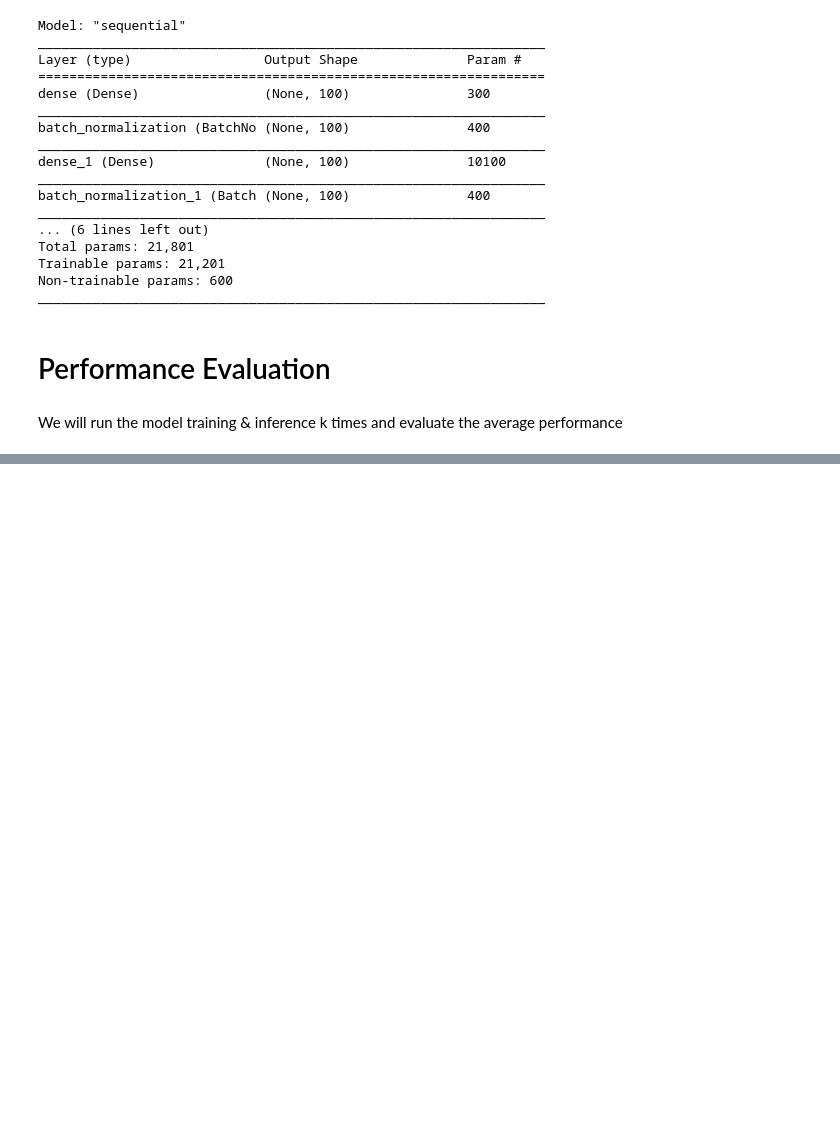
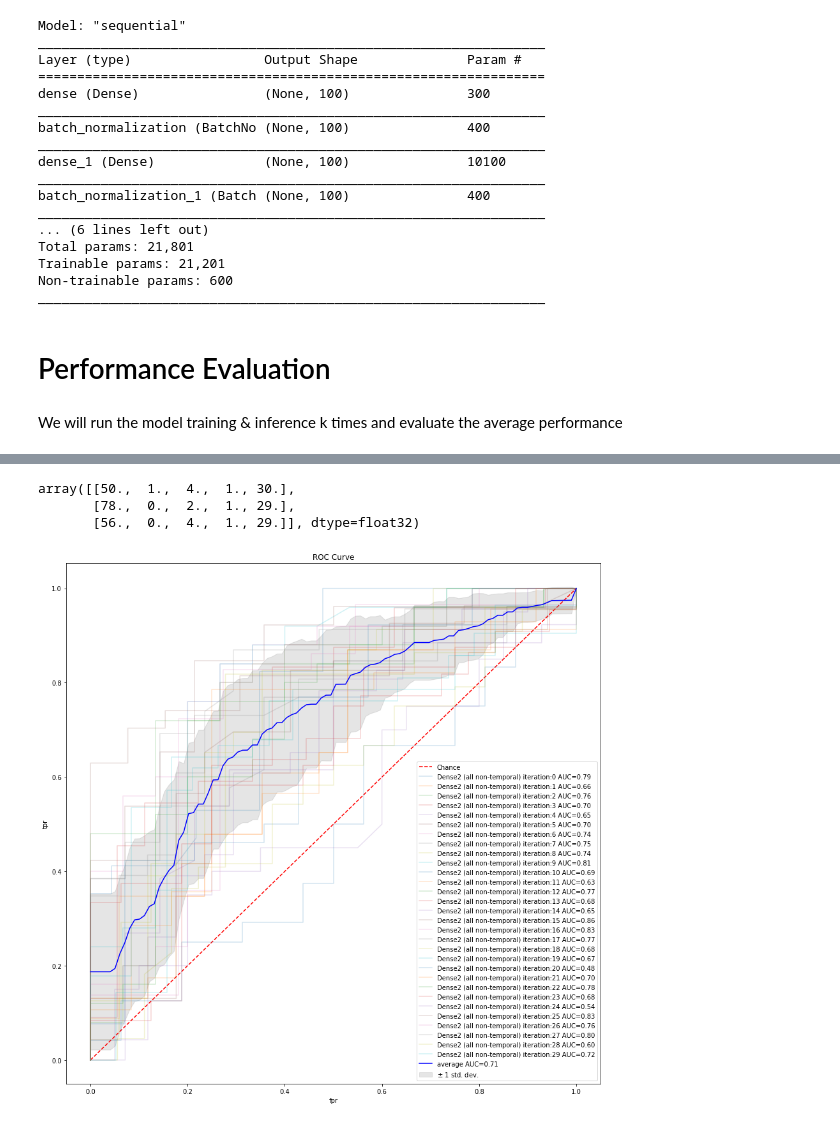
Before and after one commit to p-amonpitakpun/clock-drawing-dnn, a Jupyter notebook: Notebooks/Dai.ipynb, the cells around one changed output, grey strips where cells are left out. Cells and saved outputs as stored; diff of their text form; code cells hidden in the pictures; blank space fills up the shorter version.

```diff
--- a/Notebooks/Dai.ipynb
+++ b/Notebooks/Dai.ipynb
@@ -99,0 +134,37 @@ models = run_benchmark(get_age_gender_data, get_nn_model, data, k=30, model_name
+# %%
+def get_all_non_temporal_data(data, mode='diagnosis'):
+    #get shuffled data
+    data_train, data_test = split_by_patient(data)
+
+    #label PD
+    y_test = data_test[mode].astype(np.float32)
+    y_train = data_train[mode].astype(np.float32)
+
+    features = ['age', 'gender', 'ed', 'side', 'TMSE']
+    features_train, features_test = [], []
+    for f in features:
+        feature_train = data_train[f].astype(np.float32)
+        feature_train = feature_train.reshape(1, *data_train.shape).T
+        feature_test = data_test[f].astype(np.float32)
+        feature_test = feature_test.reshape(1, *data_test.shape).T
+
+        features_train.append(feature_train)
+        features_test.append(feature_test)
+    #x
+    x_train = np.concatenate(features_train,axis=1)
+    x_test = np.concatenate(features_test , axis=1)
+
+    return x_test, x_train, y_test, y_train
+
+#sanity check
+x_test, x_train, y_test, y_train = get_all_non_temporal_data(data)
+x_test[:3]
+# %% [output]
+array([[50.,  1.,  4.,  1., 30.],
+       [78.,  0.,  2.,  1., 29.],
+       [56.,  0.,  4.,  1., 29.]], dtype=float32)
+# %%
+models2, plots2, results2 = run_benchmark(get_all_non_temporal_data, get_nn2_model, data, k=30, epochs=100, \
+                       model_name='Dense2 (all non-temporal)', verbose=0)
+# %% [output]
+[figure, added]
```
Also changed, not shown: parts of 6 cells of this notebook.
